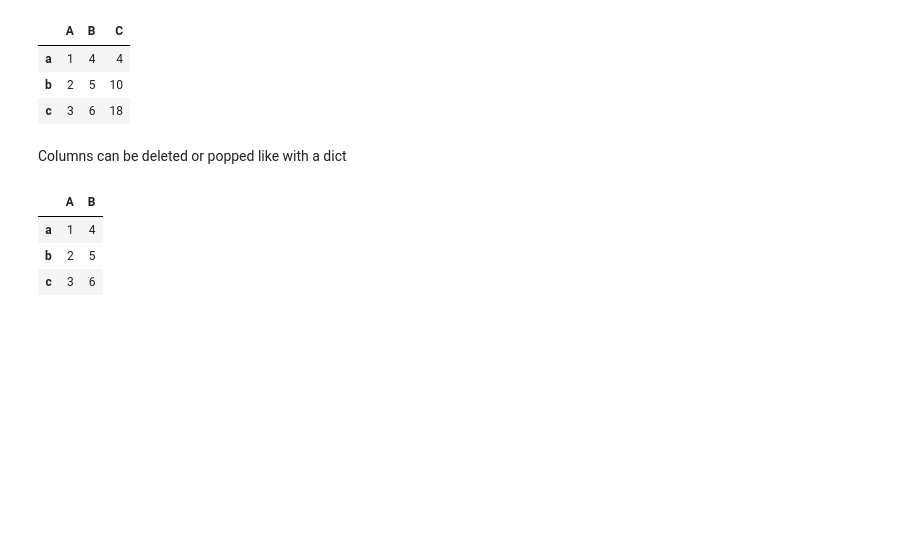
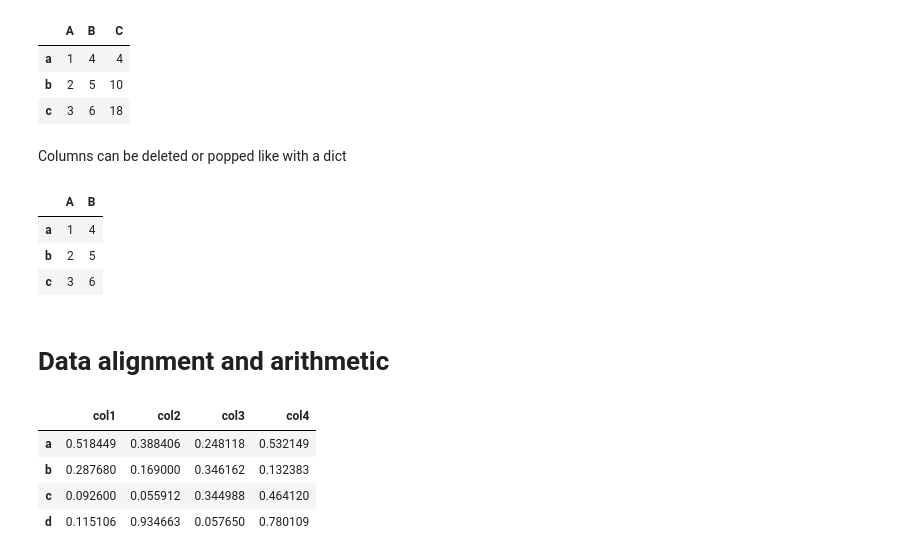
Before and after one commit to R123gh/Data-cleaning-project-, a Jupyter notebook: 2_pandas_Data_frame.ipynb, the cells around one changed output. Saved outputs shown, nothing was run; the diff lists cells and outputs as text; code cells hidden in the pictures; blank space fills up the shorter version.

```diff
--- a/2_pandas_Data_frame.ipynb
+++ b/2_pandas_Data_frame.ipynb
@@ -168,3 +168,16 @@ dataframe
 | a | 1 | 4 |
 | b | 2 | 5 |
 | c | 3 | 6 |
+# %% [markdown]
+#  Data alignment and arithmetic
+# %%
+data1 = pd.DataFrame(np.random.rand(4,4),index = ['a','b','c','d'],columns = ['col1','col2','col3','col4'])
+data2 = pd.DataFrame(np.random.rand(4,4) , index = ['a','b','c','d'],columns = ['col1','col2','col3','col4'])
+# %%
+data1
+# %% [output]
+|  | col1 | col2 | col3 | col4 |
+| a | 0.518449 | 0.388406 | 0.248118 | 0.532149 |
+| b | 0.287680 | 0.169000 | 0.346162 | 0.132383 |
+| c | 0.092600 | 0.055912 | 0.344988 | 0.464120 |
+| d | 0.115106 | 0.934663 | 0.057650 | 0.780109 |
```
Also changed, not shown: parts of 17 cells of this notebook.
